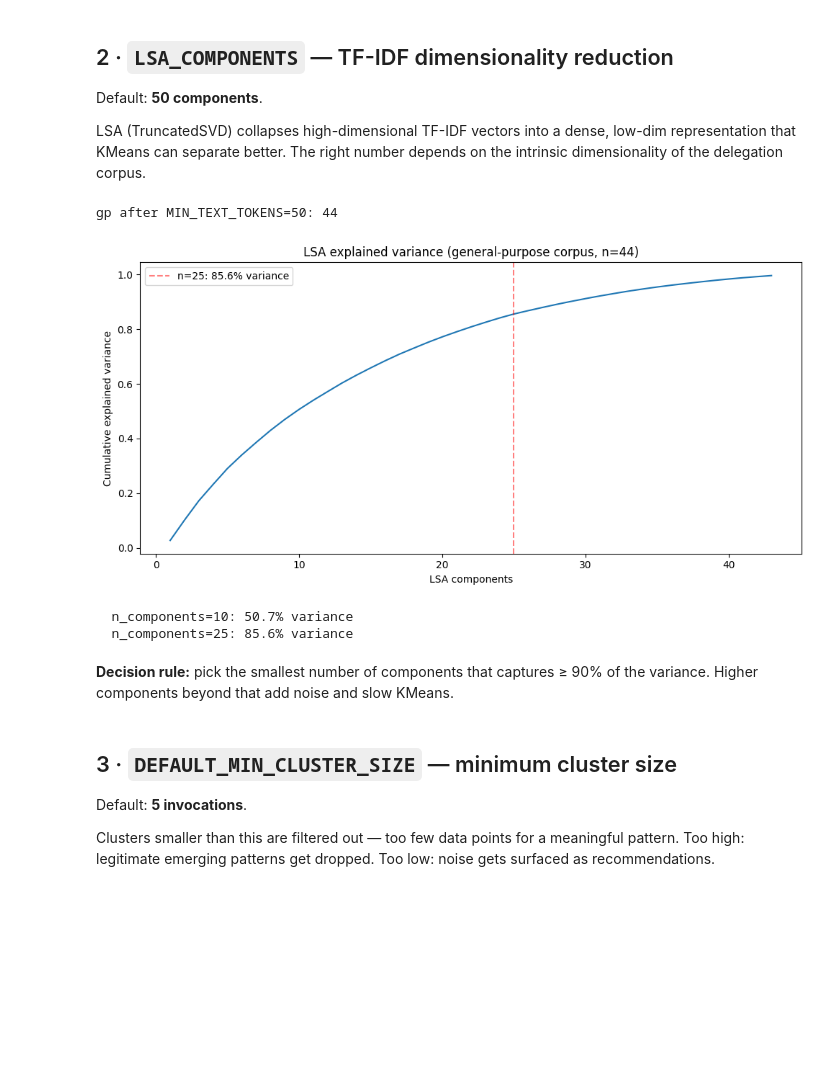
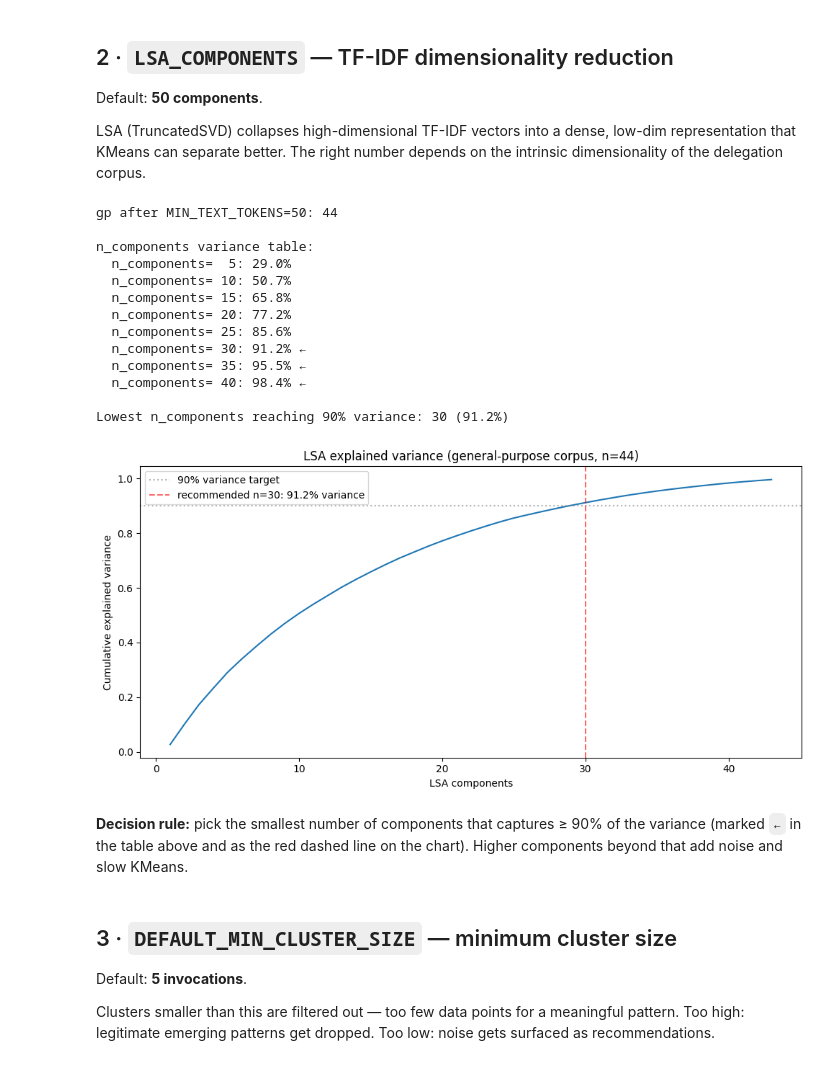
Before and after one commit to frederick-douglas-pearce/agentfluent, a Jupyter notebook: scripts/calibration/threshold_validation.ipynb, the cells around one changed output. Drawn from its saved outputs; the diff is of its cells as text; code cells hidden in the pictures; blank space fills up the shorter version.

```diff
--- a/scripts/calibration/threshold_validation.ipynb
+++ b/scripts/calibration/threshold_validation.ipynb
@@ -240,48 +240,87 @@ corpus.
 # %%
 gp_candidates = gp[gp["combined_tokens"] >= MIN_TEXT_TOKENS]
 print(f"gp after MIN_TEXT_TOKENS={MIN_TEXT_TOKENS}: {len(gp_candidates)}")
+
+VARIANCE_TARGET = 0.90
 
 if len(gp_candidates) >= 5:
     texts = [
         (inv.description + " " + inv.prompt)
         for inv in all_invocations
         if inv.agent_type.lower() == "general-purpose"
         and len((inv.description + " " + inv.prompt).split()) >= MIN_TEXT_TOKENS
     ]
     tfidf = TfidfVectorizer(stop_words="english", max_features=500)
     X = tfidf.fit_transform(texts)
     n_components = min(100, X.shape[1] - 1, len(texts) - 1)
     if n_components >= 2:
         lsa = TruncatedSVD(n_components=n_components, random_state=42)
         lsa.fit(X)
         explained = np.cumsum(lsa.explained_variance_ratio_)
 
+        # Sweep in increments of 5 first, then pick the lowest n that
+        # clears VARIANCE_TARGET. Reporting the table before the chart
+        # lets the reader see where the elbow sits.
+        sweep = list(range(5, len(explained) + 1, 5))
+        print(f"\nn_components variance table:")
+        for ncomp in sweep:
+            marker = " ←" if explained[ncomp-1] >= VARIANCE_TARGET else ""
+            print(f"  n_components={ncomp:>3}: {explained[ncomp-1]:.1%}{marker}")
+
+        hitting = [n for n in sweep if explained[n-1] >= VARIANCE_TARGET]
+        recommended = hitting[0] if hitting else None
+        if recommended is not None:
+            print(
+                f"\nLowest n_components reaching {VARIANCE_TARGET:.0%} "
+                f"variance: {recommended} "
+                f"({explained[recommended-1]:.1%})"
+            )
+        else:
+            print(
+                f"\nNo swept value reaches {VARIANCE_TARGET:.0%} variance "
+                f"on this dataset (max {explained[-1]:.1%} at "
+                f"n={len(explained)})."
+            )
+
         fig, ax = plt.subplots()
         ax.plot(range(1, len(explained) + 1), explained)
-        for ncomp in [25, 50, 75]:
-            if ncomp <= len(explained):
-                ax.axvline(ncomp, color="red", linestyle="--", alpha=0.5,
-                           label=f"n={ncomp}: {explained[ncomp-1]:.1%} variance")
+        ax.axhline(
+            VARIANCE_TARGET, color="gray", linestyle=":", alpha=0.6,
+            label=f"{VARIANCE_TARGET:.0%} variance target",
+        )
+        if recommended is not None:
+            ax.axvline(
+                recommended, color="red", linestyle="--", alpha=0.6,
+                label=f"recommended n={recommended}: "
+                      f"{explained[recommended-1]:.1%} variance",
+            )
         ax.set_xlabel("LSA components")
         ax.set_ylabel("Cumulative explained variance")
         ax.set_title(f"LSA explained variance (general-purpose corpus, n={len(texts)})")
         ax.legend()
         plt.tight_layout()
         plt.show()
-
-        for ncomp in [10, 25, 50, 75]:
-            if ncomp <= len(explained):
-                print(f"  n_components={ncomp}: {explained[ncomp-1]:.1%} variance")
 else:
     print("Not enough candidates for LSA analysis.")
 # %% [output]
 gp after MIN_TEXT_TOKENS=50: 44
+
+n_components variance table:
+  n_components=  5: 29.0%
+  n_components= 10: 50.7%
+  n_components= 15: 65.8%
+  n_components= 20: 77.2%
+  n_components= 25: 85.6%
+  n_components= 30: 91.2% ←
+  n_components= 35: 95.5% ←
+  n_components= 40: 98.4% ←
+
+Lowest n_components reaching 90% variance: 30 (91.2%)
-[figure, old version]
+[figure, new version]
-  n_components=10: 50.7% variance
-  n_components=25: 85.6% variance
 # %% [markdown]
 **Decision rule:** pick the smallest number of components that
-captures ≥ 90% of the variance. Higher components beyond that add
+captures ≥ 90% of the variance (marked `←` in the table above and as
+the red dashed line on the chart). Higher components beyond that add
 noise and slow KMeans.
 # %% [markdown]
 ## 3 · `DEFAULT_MIN_CLUSTER_SIZE` — minimum cluster size
```
Also changed, not shown: parts of 1 cell of this notebook, 1 other file.
